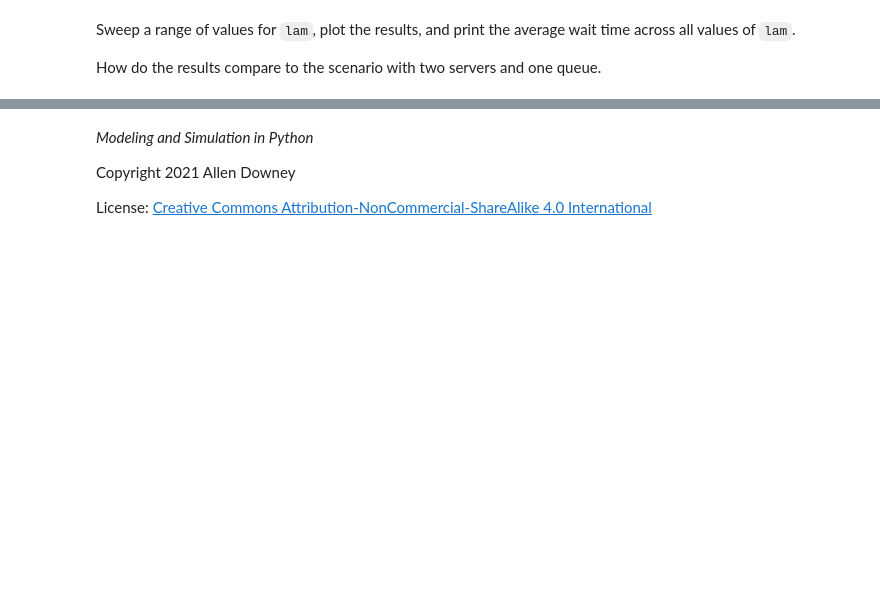
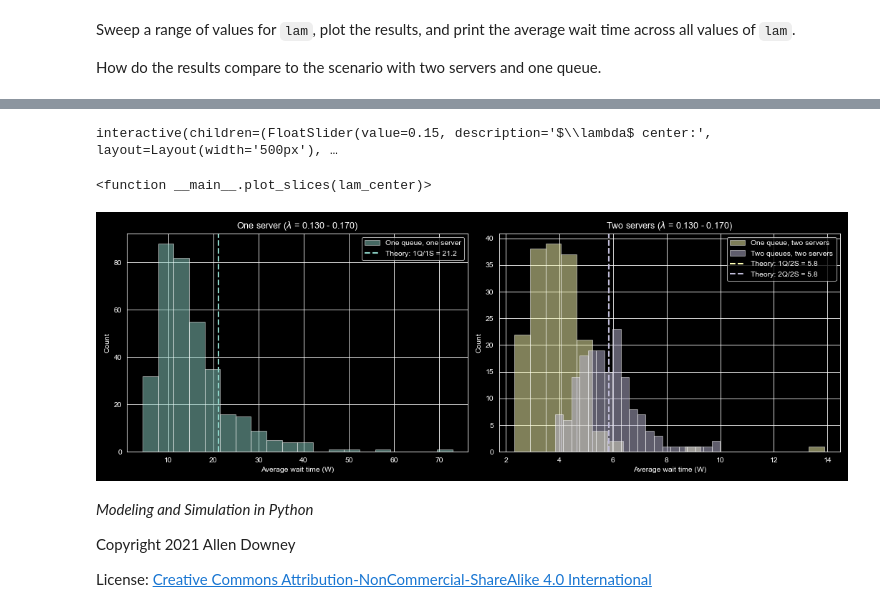
Before and after one commit to brash99/phys441, a Jupyter notebook: JupyterNotebooks/Week9and10/queue.ipynb, the cells around one changed output, grey strips where cells are left out. Drawn from its saved outputs; the diff is of its cells as text; code cells hidden in the pictures; blank space fills up the shorter version.

```diff
--- a/JupyterNotebooks/Week9and10/queue.ipynb
+++ b/JupyterNotebooks/Week9and10/queue.ipynb
@@ -481,3 +517,76 @@ plt.legend()
+# %%
+%matplotlib widget
+import ipywidgets as widgets
+import matplotlib.pyplot as mpl_plt
+
+half_width = 0.02
+lam_center_min = lam_array[0] + half_width
+lam_center_max = lam_array_one_queue_two_servers[-1] - half_width
+
+fig, (ax1, ax2) = mpl_plt.subplots(1, 2, figsize=(14, 5))
+
+def plot_slices(lam_center):
+    lam_lo = lam_center - half_width
+    lam_hi = lam_center + half_width
+
+    ax1.clear()
+    ax2.clear()
+
+    # One server slice
+    mask_1q1s = (sweep.index >= lam_lo) & (sweep.index <= lam_hi)
+    mask_1q1s_th = (sweep_th.index >= lam_lo) & (sweep_th.index <= lam_hi)
+
+    if mask_1q1s.any():
+        ax1.hist(sweep[mask_1q1s].values, bins=20, alpha=0.5, color='C0', label='One queue, one server')
+        if mask_1q1s_th.any():
+            mean_th = sweep_th[mask_1q1s_th].mean()
+            ax1.axvline(mean_th, color='C0', linestyle='--', linewidth=2, label=f'Theory: 1Q/1S = {mean_th:.1f}')
+        ax1.legend()
+    else:
+        ax1.text(0.5, 0.5, 'No data\n(1 server unstable\nat this $\\lambda$)',
+                 ha='center', va='center', transform=ax1.transAxes, fontsize=14)
+
+    ax1.set_xlabel('Average wait time (W)')
+    ax1.set_ylabel('Count')
+    ax1.set_title(f'One server ($\\lambda$ = {lam_lo:.3f} - {lam_hi:.3f})')
+
+    # Two servers slice
+    mask_1q2s = (sweep_one_queue_two_servers.index >= lam_lo) & (sweep_one_queue_two_servers.index <= lam_hi)
+    mask_2q2s = (sweep_two_queues_two_servers.index >= lam_lo) & (sweep_two_queues_two_servers.index <= lam_hi)
+    mask_1q2s_th = (sweep_one_queue_two_servers_th.index >= lam_lo) & (sweep_one_queue_two_servers_th.index <= lam_hi)
+    mask_2q2s_th = (sweep_two_queues_two_servers_th.index >= lam_lo) & (sweep_two_queues_two_servers_th.index <= lam_hi)
+
+    if mask_1q2s.any():
+        ax2.hist(sweep_one_queue_two_servers[mask_1q2s].values, bins=20, alpha=0.5, color='C1', label='One queue, two servers')
+    if mask_2q2s.any():
+        ax2.hist(sweep_two_queues_two_servers[mask_2q2s].values, bins=20, alpha=0.5, color='C2', label='Two queues, two servers')
+    if mask_1q2s_th.any():
+        mean_th_1q2s = sweep_one_queue_two_servers_th[mask_1q2s_th].mean()
+        ax2.axvline(mean_th_1q2s, color='C1', linestyle='--', linewidth=2, label=f'Theory: 1Q/2S = {mean_th_1q2s:.1f}')
+    if mask_2q2s_th.any():
+        mean_th_2q2s = sweep_two_queues_two_servers_th[mask_2q2s_th].mean()
+        ax2.axvline(mean_th_2q2s, color='C2', linestyle='--', linewidth=2, label=f'Theory: 2Q/2S = {mean_th_2q2s:.1f}')
+
+    ax2.set_xlabel('Average wait time (W)')
+    ax2.set_ylabel('Count')
+    ax2.set_title(f'Two servers ($\\lambda$ = {lam_lo:.3f} - {lam_hi:.3f})')
+    ax2.legend()
+
+    fig.tight_layout()
+    fig.canvas.draw_idle()
+
+slider = widgets.FloatSlider(
+    value=0.15, min=lam_center_min, max=lam_center_max,
+    step=0.005, description='$\\lambda$ center:',
+    style={'description_width': 'initial'},
+    layout=widgets.Layout(width='500px')
+)
+
+widgets.interact(plot_slices, lam_center=slider)
+# %% [output]
+interactive(children=(FloatSlider(value=0.15, description='$\\lambda$ center:', layout=Layout(width='500px'), …
+<function __main__.plot_slices(lam_center)>
+[figure, added]
 # %% [markdown]
 *Modeling and Simulation in Python*
 
```
Also changed, not shown: parts of 7 cells of this notebook, 2 other files.
